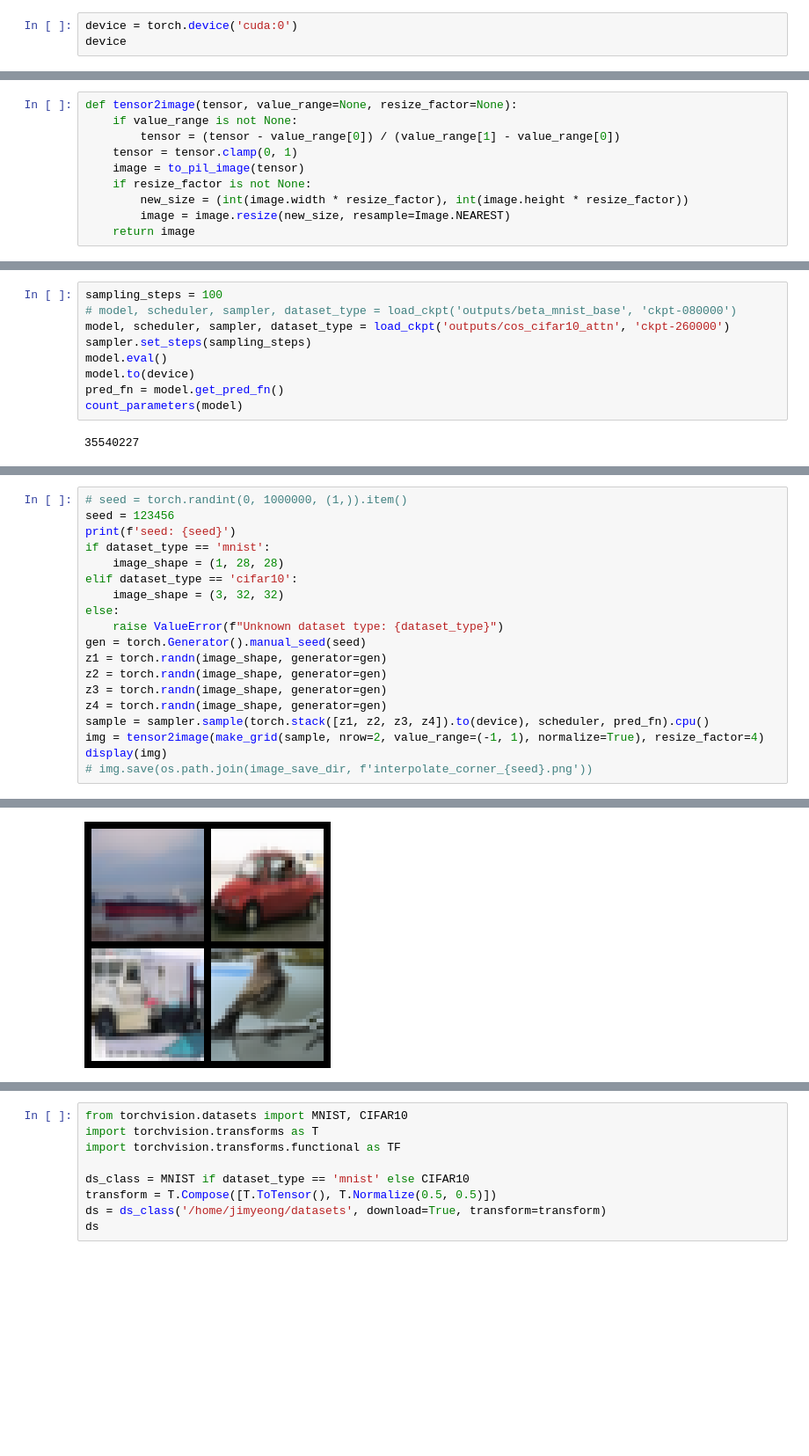
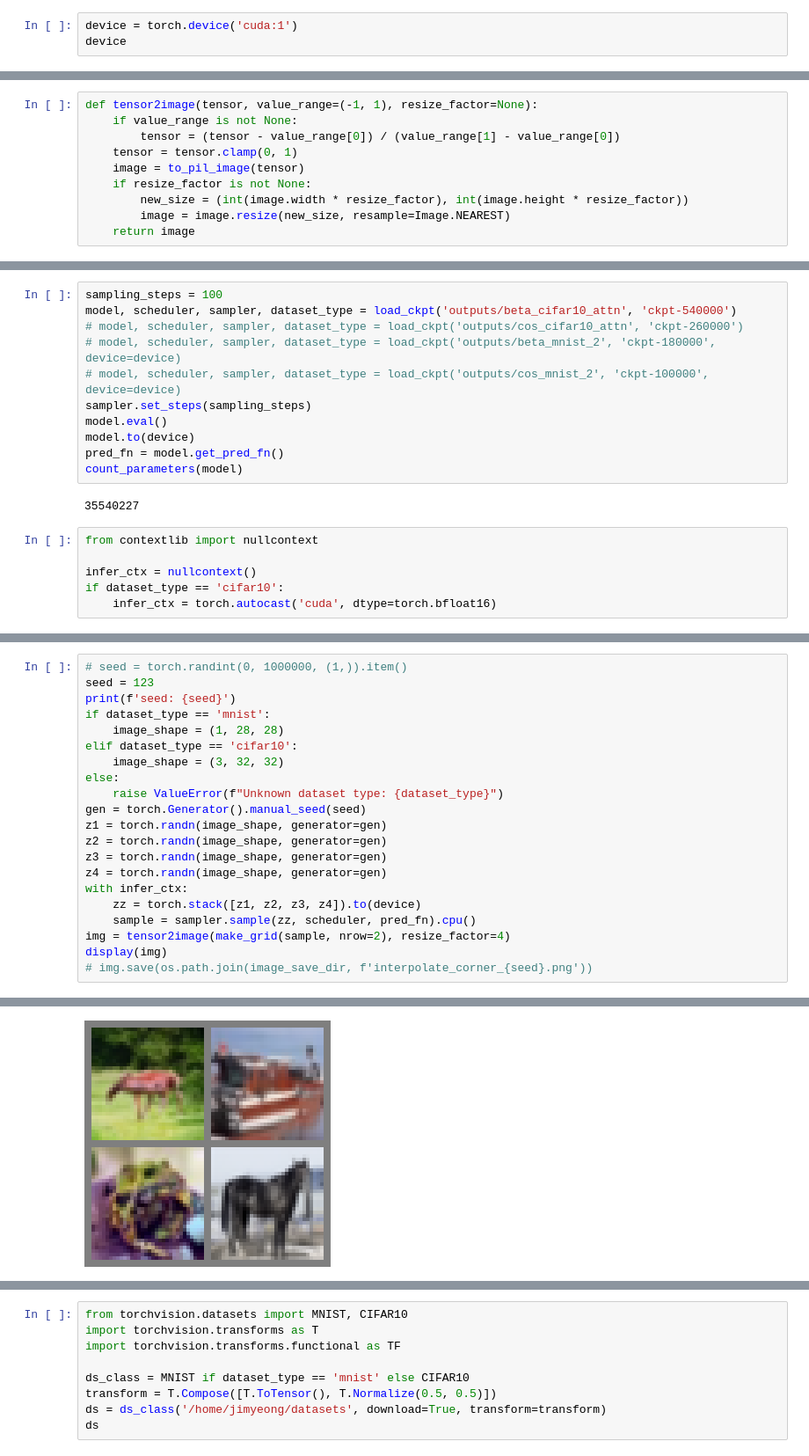
Before and after one commit to Thxios/diffusion-models, a Jupyter notebook: notebooks/interpolate.ipynb, the cells around one changed output, grey strips where cells are left out. Shown at 88% size. Saved outputs shown, nothing was run; the diff lists cells and outputs as text; blank space fills up the shorter version.

```diff
--- a/notebooks/interpolate.ipynb
+++ b/notebooks/interpolate.ipynb
@@ -17,6 +17,6 @@ from diffusion.scheduler import get_scheduler
 from diffusion.sampler import get_sampler
 from utils import count_parameters
 # %%
-device = torch.device('cuda:0')
+device = torch.device('cuda:1')
 device
 # %% [output]
@@ -24,5 +24,5 @@ device(type='cuda', index=0)
 # %%
-def tensor2image(tensor, value_range=None, resize_factor=None):
+def tensor2image(tensor, value_range=(-1, 1), resize_factor=None):
     if value_range is not None:
         tensor = (tensor - value_range[0]) / (value_range[1] - value_range[0])
     tensor = tensor.clamp(0, 1)
@@ -123,8 +123,10 @@ def slerp_2d(
     return grid
 # %%
 sampling_steps = 100
-# model, scheduler, sampler, dataset_type = load_ckpt('outputs/beta_mnist_base', 'ckpt-080000')
-model, scheduler, sampler, dataset_type = load_ckpt('outputs/cos_cifar10_attn', 'ckpt-260000')
+model, scheduler, sampler, dataset_type = load_ckpt('outputs/beta_cifar10_attn', 'ckpt-540000')
+# model, scheduler, sampler, dataset_type = load_ckpt('outputs/cos_cifar10_attn', 'ckpt-260000')
+# model, scheduler, sampler, dataset_type = load_ckpt('outputs/beta_mnist_2', 'ckpt-180000', device=device)
+# model, scheduler, sampler, dataset_type = load_ckpt('outputs/cos_mnist_2', 'ckpt-100000', device=device)
 sampler.set_steps(sampling_steps)
 model.eval()
 model.to(device)
@@ -132,4 +134,10 @@ pred_fn = model.get_pred_fn()
 count_parameters(model)
 # %% [output]
 35540227
+# %%
+from contextlib import nullcontext
+
+infer_ctx = nullcontext()
+if dataset_type == 'cifar10':
+    infer_ctx = torch.autocast('cuda', dtype=torch.bfloat16)
 # %%
@@ -138,6 +148,6 @@ count_parameters(model)
 # %%
 # seed = torch.randint(0, 1000000, (1,)).item()
-seed = 123456
+seed = 123
 print(f'seed: {seed}')
 if dataset_type == 'mnist':
     image_shape = (1, 28, 28)
@@ -150,8 +160,10 @@ z1 = torch.randn(image_shape, generator=gen)
 z2 = torch.randn(image_shape, generator=gen)
 z3 = torch.randn(image_shape, generator=gen)
 z4 = torch.randn(image_shape, generator=gen)
-sample = sampler.sample(torch.stack([z1, z2, z3, z4]).to(device), scheduler, pred_fn).cpu()
-img = tensor2image(make_grid(sample, nrow=2, value_range=(-1, 1), normalize=True), resize_factor=4)
+with infer_ctx:
+    zz = torch.stack([z1, z2, z3, z4]).to(device)
+    sample = sampler.sample(zz, scheduler, pred_fn).cpu()
+img = tensor2image(make_grid(sample, nrow=2), resize_factor=4)
 display(img)
 # img.save(os.path.join(image_save_dir, f'interpolate_corner_{seed}.png'))
 # %% [output]
@@ -159,2 +171,2 @@ seed: 123456
-[figure, old version]
+[figure, new version]
 # %%
```
Also changed, not shown: parts of 20 cells of this notebook, 26 other files.
